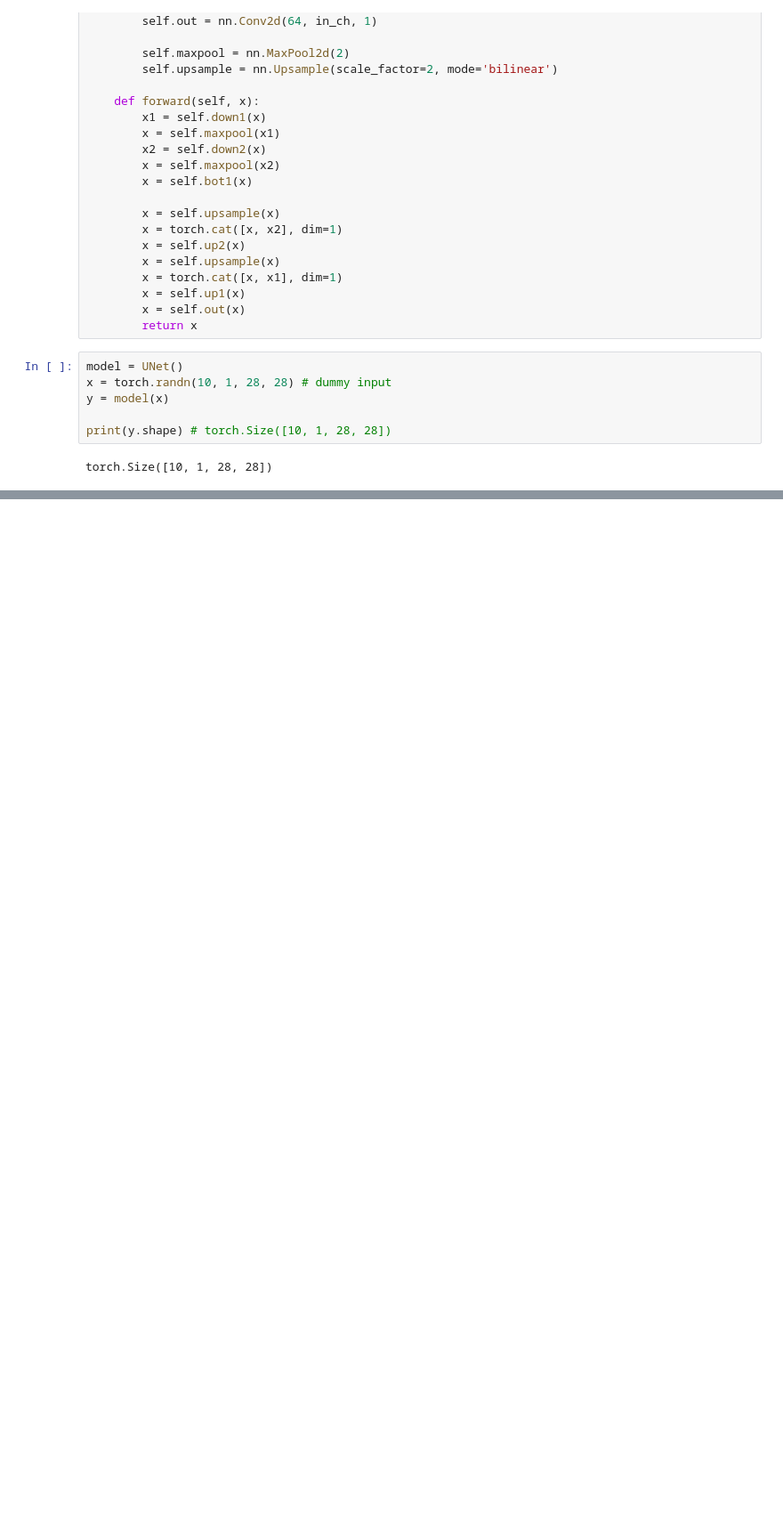
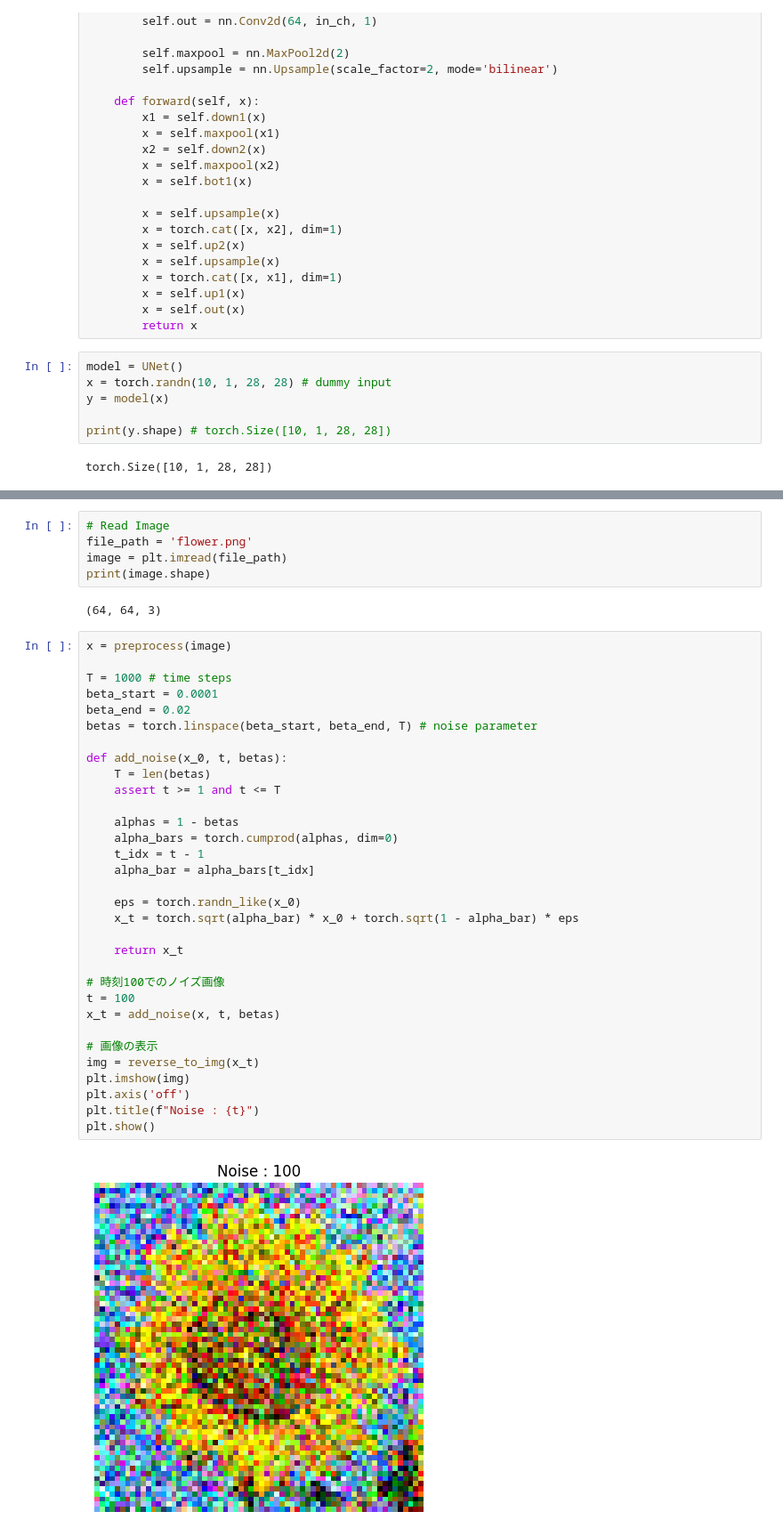
Before and after one commit to Daiki04/zero_deep5, a Jupyter notebook: chapter9.ipynb, the cells around one changed output, grey strips where cells are left out. Shown at 89% size. Drawn from its saved outputs; the diff is of its cells as text; blank space fills up the shorter version.

```diff
--- a/chapter9.ipynb
+++ b/chapter9.ipynb
@@ -58,0 +220,41 @@ torch.Size([10, 1, 28, 28])
+# %%
+# Read Image
+file_path = 'flower.png'
+image = plt.imread(file_path)
+print(image.shape)
+# %% [output]
+(64, 64, 3)
+# %%
+x = preprocess(image)
+
+T = 1000 # time steps
+beta_start = 0.0001
+beta_end = 0.02
+betas = torch.linspace(beta_start, beta_end, T) # noise parameter
+
+def add_noise(x_0, t, betas):
+    T = len(betas)
+    assert t >= 1 and t <= T
+
+    alphas = 1 - betas
+    alpha_bars = torch.cumprod(alphas, dim=0)
+    t_idx = t - 1
+    alpha_bar = alpha_bars[t_idx]
+
+    eps = torch.randn_like(x_0)
+    x_t = torch.sqrt(alpha_bar) * x_0 + torch.sqrt(1 - alpha_bar) * eps
+
+    return x_t
+
+# 時刻100でのノイズ画像
+t = 100
+x_t = add_noise(x, t, betas)
+
+# 画像の表示
+img = reverse_to_img(x_t)
+plt.imshow(img)
+plt.axis('off')
+plt.title(f"Noise : {t}")
+plt.show()
+# %% [output]
+[figure, added]
```
Also changed, not shown: parts of 24 cells of this notebook, 1 other file.
